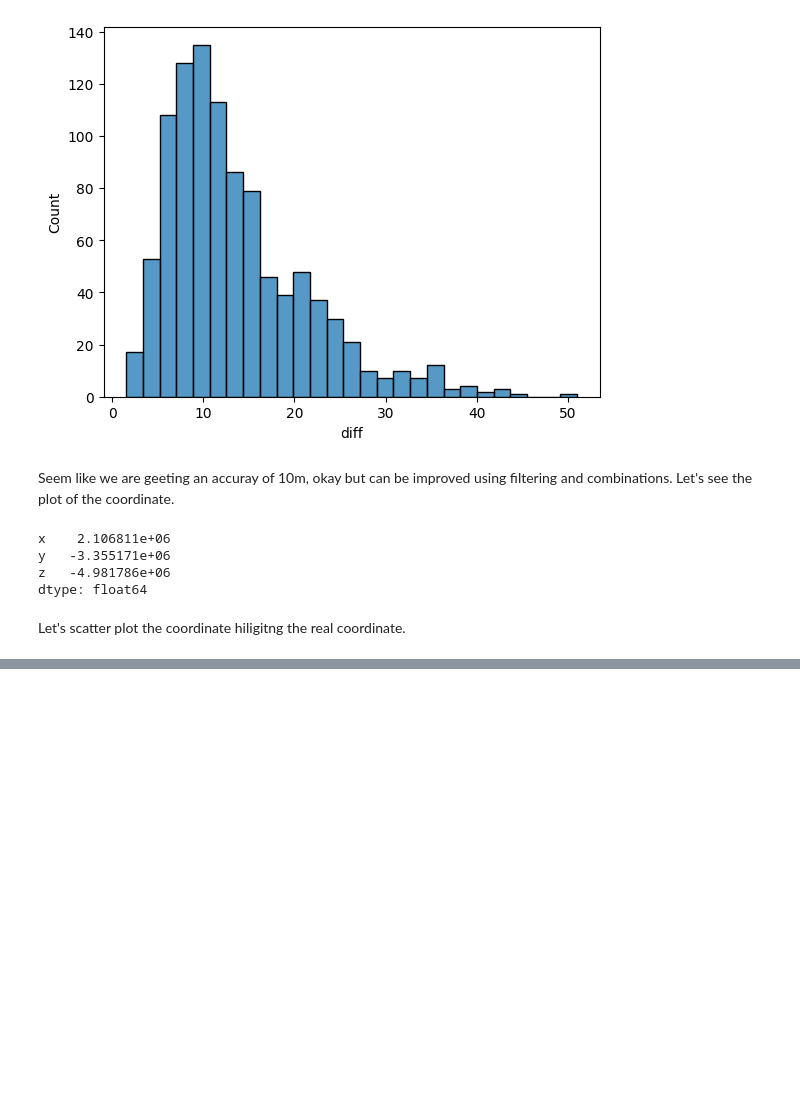
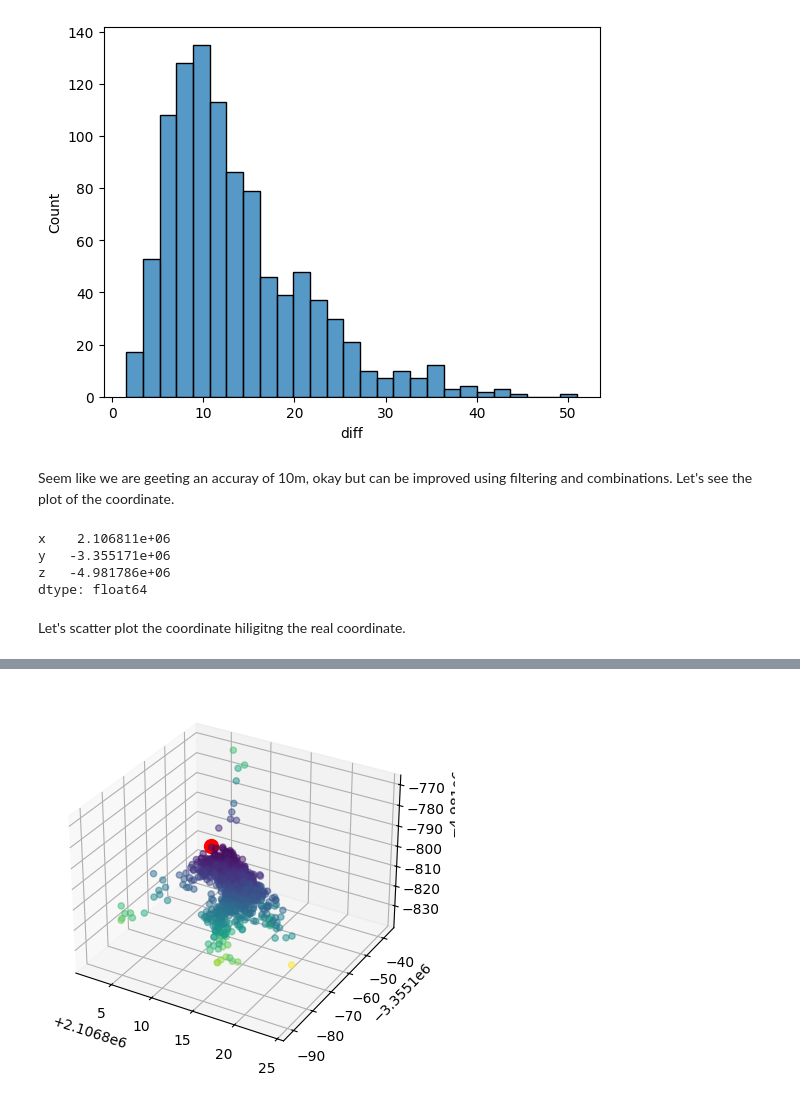
Before and after one commit to NISCHALPI/Navigator, a Jupyter notebook: docs/intro/intro_triangulation.ipynb, the cells around one changed output, grey strips where cells are left out. Cells and saved outputs as stored; diff of their text form; code cells hidden in the pictures; blank space fills up the shorter version.

```diff
--- a/docs/intro/intro_triangulation.ipynb
+++ b/docs/intro/intro_triangulation.ipynb
@@ -189,11 +189,15 @@ dtype: float64
 # %% [markdown]
 Let's scatter plot the coordinate hiligitng the real coordinate.
 # %%
-import plotly.express as px
+import matplotlib.pyplot as plt
 
 # Scatter plot of predicted coordinates
-fig = px.scatter_3d(df, x='x', y='y', z='z', color='diff', opacity=0.5)
+fig = plt.figure()
+ax = fig.add_subplot(111, projection='3d')
+ax.scatter(df['x'], df['y'], df['z'], c=df['diff'], cmap='viridis', alpha=0.5)
 
 # Add real coordinates to the plot as a red dot
-fig.add_scatter3d(x=[real_coords['x']], y=[real_coords['y']], z=[real_coords['z']], mode='markers', marker=dict(color='red', size=10))
+ax.scatter(real_coords['x'], real_coords['y'], real_coords['z'], c='red', s=100)
+
+plt.show()
 # %% [output]
@@ -201,0 +204 @@ fig.add_scatter3d(x=[real_coords['x']], y=[real_coords['y']], z=[real_coords['z'
+[figure, added]
```
Also changed, not shown: parts of 2 cells of this notebook, 4 other files.
